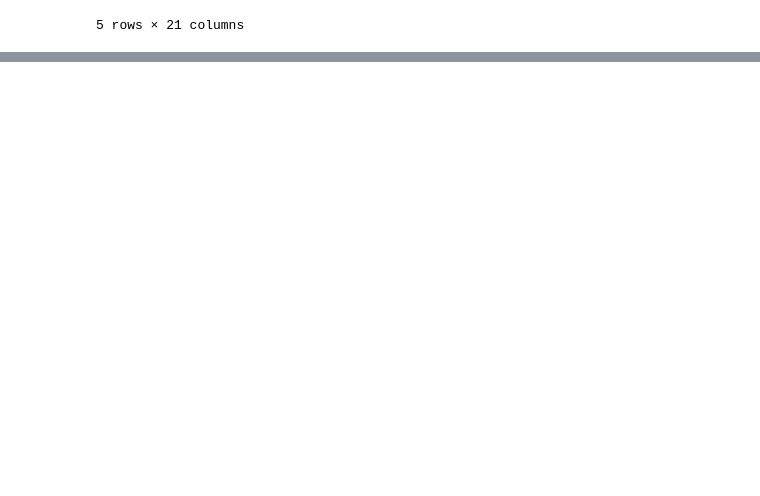
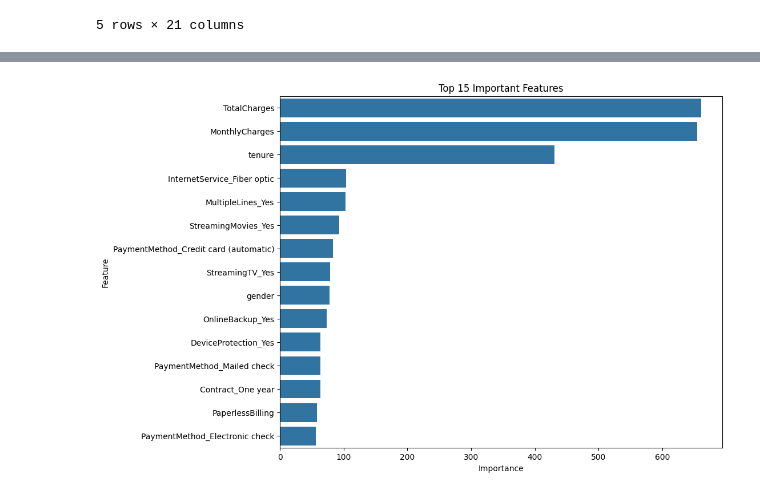
Before and after one commit to safdarsidhik/Customer_Churn_Prediction, a Jupyter notebook: Customer_Churn_Prediction.ipynb, the cells around one changed output, grey strips where cells are left out. Saved outputs shown, nothing was run; the diff lists cells and outputs as text; code cells hidden in the pictures; blank space fills up the shorter version.

```diff
--- a/Customer_Churn_Prediction.ipynb
+++ b/Customer_Churn_Prediction.ipynb
@@ -19,0 +55,18 @@ df.head()
+# %%
+X = df.drop("Churn", axis=1)
+y = df["Churn"]
+# %%
+X_train, X_test, y_train, y_test = train_test_split(
+    X, y,
+    test_size=0.2,
+    random_state=42,
+    stratify=y
+)
+# %%
+smote = SMOTE(random_state=42)
+
+X_train, y_train = smote.fit_resample(X_train, y_train)
+# %%
+model = LGBMClassifier(random_state=42)
+
+model.fit(X_train, y_train)
@@ -19,0 +106,15 @@ df.head()
+# %%
+importances = model.feature_importances_
+features = X.columns
+
+feature_importance_df = pd.DataFrame({
+    "Feature": features,
+    "Importance": importances
+}).sort_values(by="Importance", ascending=False)
+
+plt.figure(figsize=(10,8))
+sns.barplot(x="Importance", y="Feature", data=feature_importance_df.head(15))
+plt.title("Top 15 Important Features")
+plt.show()
+# %% [output]
+[figure, added]
```
Also changed, not shown: parts of 10 cells of this notebook.
